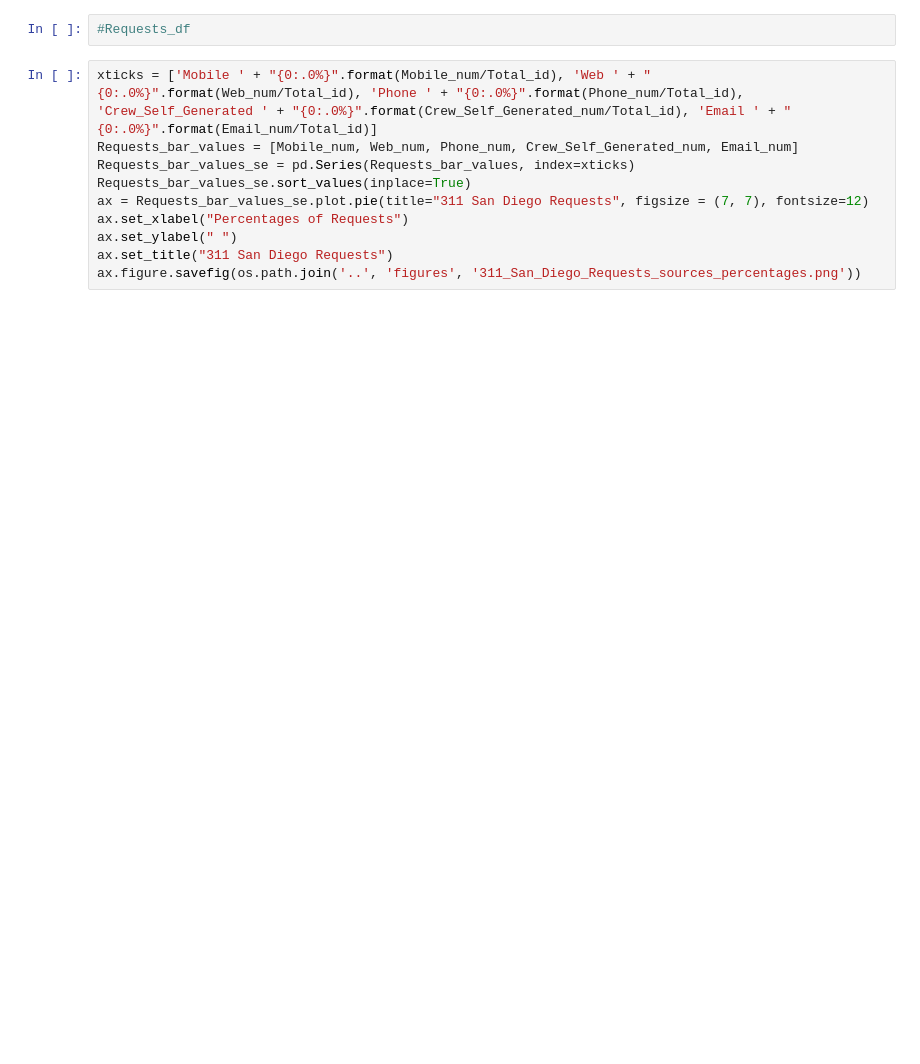
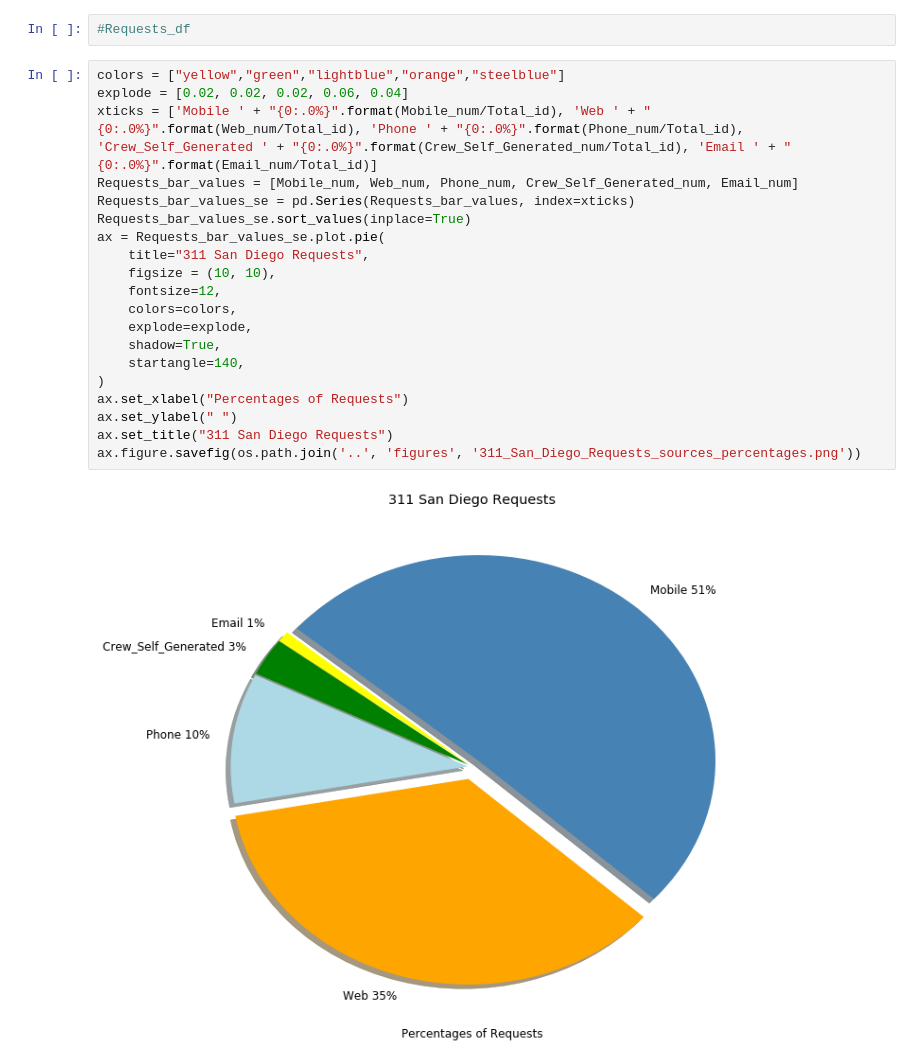
Before and after one commit to farhadOmidvar/311-San-Diego, a Jupyter notebook: notebooks/Requests_Sources.ipynb, the cells around one changed output. Saved outputs shown, nothing was run; the diff lists cells and outputs as text; blank space fills up the shorter version.

```diff
--- a/notebooks/Requests_Sources.ipynb
+++ b/notebooks/Requests_Sources.ipynb
@@ -155,13 +265,25 @@ Total_id
 # %%
 #Requests_df
 # %%
+colors = ["yellow","green","lightblue","orange","steelblue"]
+explode = [0.02, 0.02, 0.02, 0.06, 0.04]
 xticks = ['Mobile ' + "{0:.0%}".format(Mobile_num/Total_id), 'Web ' + "{0:.0%}".format(Web_num/Total_id), 'Phone ' + "{0:.0%}".format(Phone_num/Total_id), 'Crew_Self_Generated ' + "{0:.0%}".format(Crew_Self_Generated_num/Total_id), 'Email ' + "{0:.0%}".format(Email_num/Total_id)]
 Requests_bar_values = [Mobile_num, Web_num, Phone_num, Crew_Self_Generated_num, Email_num]
 Requests_bar_values_se = pd.Series(Requests_bar_values, index=xticks)
 Requests_bar_values_se.sort_values(inplace=True)
-ax = Requests_bar_values_se.plot.pie(title="311 San Diego Requests", figsize = (7, 7), fontsize=12)
+ax = Requests_bar_values_se.plot.pie(
+    title="311 San Diego Requests",
+    figsize = (10, 10),
+    fontsize=12,
+    colors=colors,
+    explode=explode,
+    shadow=True,
+    startangle=140,
+)
 ax.set_xlabel("Percentages of Requests")
 ax.set_ylabel(" ")
 ax.set_title("311 San Diego Requests")
 ax.figure.savefig(os.path.join('..', 'figures', '311_San_Diego_Requests_sources_percentages.png'))
+# %% [output]
+[figure, added]
 # %%
```
Also changed, not shown: parts of 32 cells of this notebook, 12 other files.
